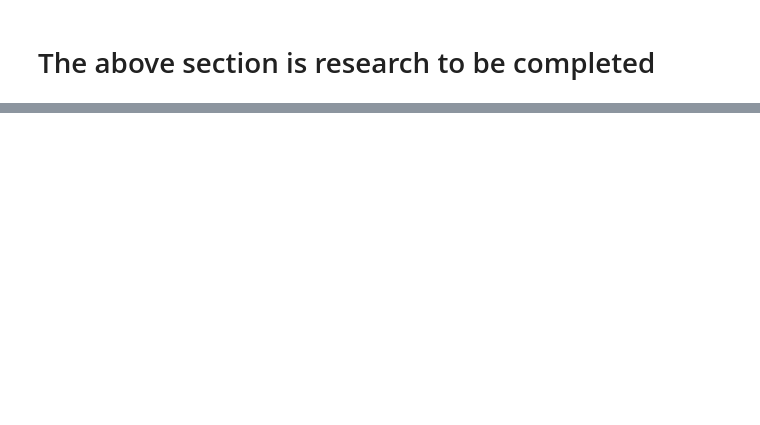
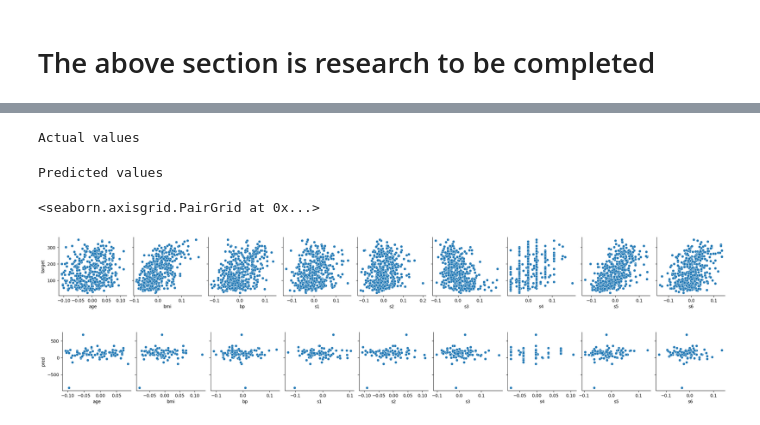
Before and after one commit to keithmmc/machinelearning, a Jupyter notebook: week2/lab.ipynb, the cells around one changed output, grey strips where cells are left out. Drawn from its saved outputs; the diff is of its cells as text; code cells hidden in the pictures; blank space fills up the shorter version.

```diff
--- a/week2/lab.ipynb
+++ b/week2/lab.ipynb
@@ -478,0 +373,5 @@ X_test_poly = PolynomialFeatures(2).fit_transform(X_test)
+# %%
+# split training data to Training set and Validation set
+from sklearn.model_selection import train_test_split #import splitter from sklearn
+#splitting initial dataframe to training and test data with train_test_split
+X_v_train, X_v_test, y_v_train, y_v_test = train_test_split(X_train, y_train, test_size=0.2, random_state=42)
@@ -478,0 +513,3 @@ X_test_poly = PolynomialFeatures(2).fit_transform(X_test)
+# %%
+y_pred_series = pd.Series(y_pred, name='pred')
+y_pred_series
@@ -478,0 +529,14 @@ X_test_poly = PolynomialFeatures(2).fit_transform(X_test)
+# %%
+print("Actual values")
+vis=pd.concat([X,y],axis=1)
+sns.pairplot(vis,y_vars=['target'], x_vars=vis.columns[:-1])
+
+print("Predicted values")
+predvis=pd.concat([X,y_pred_series],axis=1)
+sns.pairplot(predvis,y_vars=['pred'], x_vars=vis.columns[:-1])
+# %% [output]
+Actual values
+Predicted values
+<seaborn.axisgrid.PairGrid at 0x...>
+[figure, added]
+[figure, added]
```
Also changed, not shown: parts of 35 cells of this notebook.
